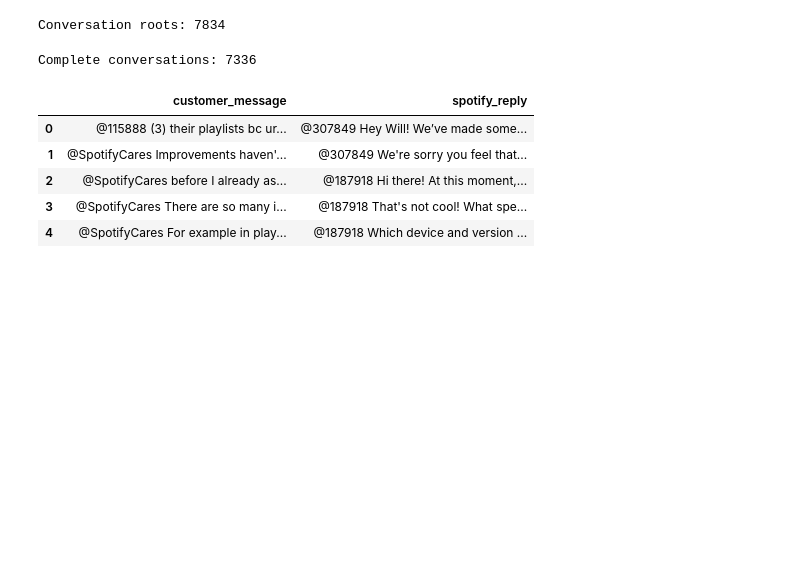
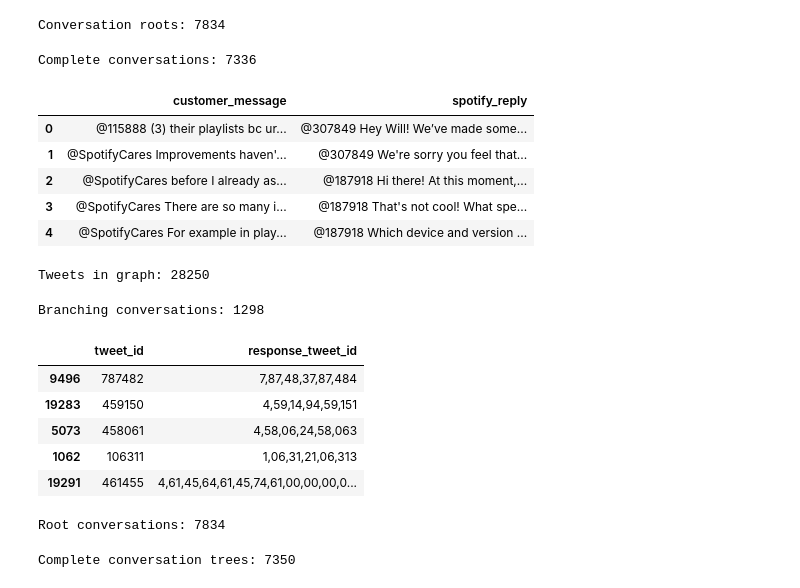
Before and after one commit to Rukshana-S/hiver-spotify-ai-support-agent, a Jupyter notebook: 01_spotify_data_preprocessing.ipynb, the cells around one changed output. Cells and saved outputs as stored; diff of their text form; code cells hidden in the pictures; blank space fills up the shorter version.

Commit message:
fix: generate accurate parent-child Spotify conversation pairs

```diff
--- a/01_spotify_data_preprocessing.ipynb
+++ b/01_spotify_data_preprocessing.ipynb
@@ -327,3 +333,35 @@ conversation_pairs.to_csv(
     "/content/drive/MyDrive/Hiver_Spotify_AI/processed/conversation_pairs.csv",
     index=False
 )
+# %%
+# Create a graph: tweet_id -> list of reply tweet IDs
+
+reply_graph = {}
+
+for _, row in spotify_twitter.iterrows():
+    tweet_id = row["tweet_id"]
+    replies = row["response_list"]
+
+    reply_graph[tweet_id] = replies
+
+print("Tweets in graph:", len(reply_graph))
+# %% [output]
+Tweets in graph: 28250
+# %%
+# Tweets that have multiple replies
+
+branching = spotify_twitter[
+    spotify_twitter["response_list"].apply(len) > 1
+]
+
+print("Branching conversations:", len(branching))
+
+branching[["tweet_id","response_tweet_id"]].head()
+# %% [output]
+Branching conversations: 1298
+|  | tweet_id | response_tweet_id |
+| 9496 | 787482 | 7,87,48,37,87,484 |
+| 19283 | 459150 | 4,59,14,94,59,151 |
+| 5073 | 458061 | 4,58,06,24,58,063 |
+| 1062 | 106311 | 1,06,31,21,06,313 |
+| 19291 | 461455 | 4,61,45,64,61,45,74,61,00,00,00,0... |
@@ -329,0 +398,21 @@ conversation_pairs.to_csv(
+# %%
+roots=spotify_twitter[
+    (spotify_twitter["inbound"]==True) &
+    (spotify_twitter["in_response_to_tweet_id"].isna())
+]["tweet_id"].tolist()
+
+print("Root conversations:",len(roots))
+# %% [output]
+Root conversations: 7834
+# %%
+all_threads=[]
+
+for root in roots:
+    thread=build_tree(root)
+
+    if len(thread)>=2:
+        all_threads.append(thread)
+
+print("Complete conversation trees:",len(all_threads))
+# %% [output]
+Complete conversation trees: 7350
```
Also changed, not shown: parts of 7 cells of this notebook.
